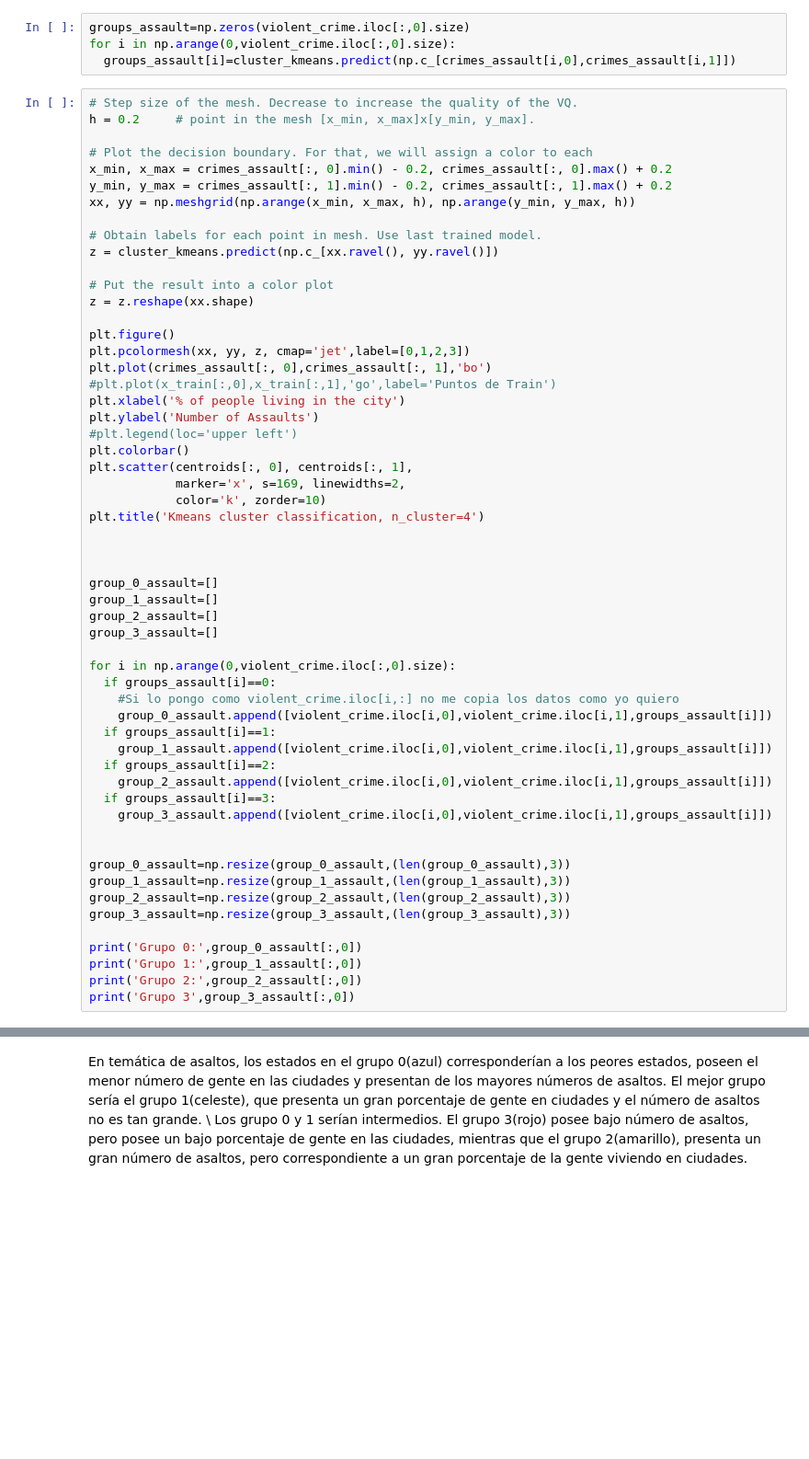
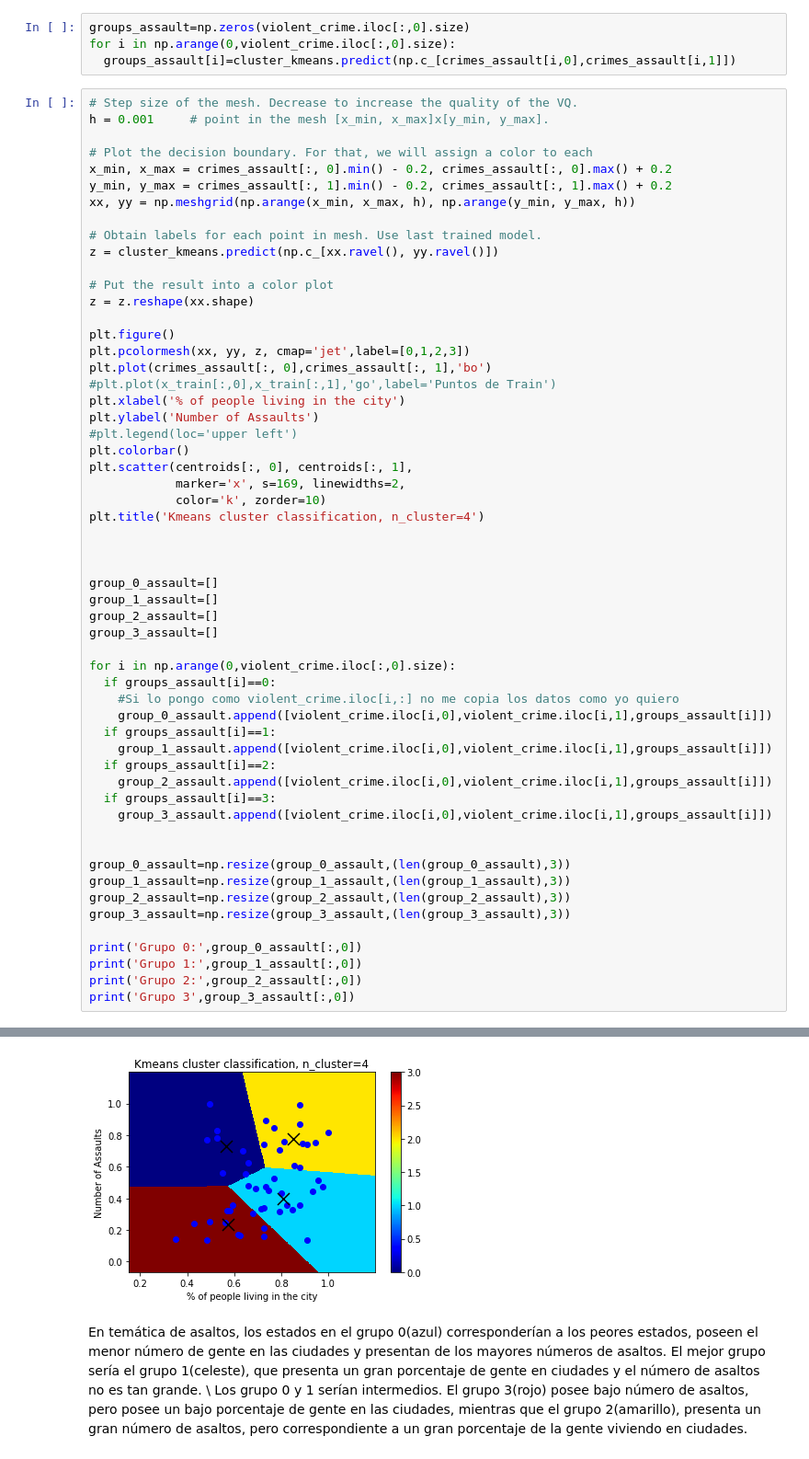
Before and after one commit to plance17/Aprendizaje-de-Maquina, a Jupyter notebook: Teoría_5_Ejercicio_3.ipynb, the cells around one changed output, grey strips where cells are left out. Shown: that part at 92% size. Drawn from its saved outputs; the diff is of its cells as text; blank space fills up the shorter version.

```diff
--- a/Teoría_5_Ejercicio_3.ipynb
+++ b/Teoría_5_Ejercicio_3.ipynb
@@ -567,7 +567,7 @@ for i in np.arange(0,violent_crime.iloc[:,0].size):
   groups_assault[i]=cluster_kmeans.predict(np.c_[crimes_assault[i,0],crimes_assault[i,1]])
 # %%
 # Step size of the mesh. Decrease to increase the quality of the VQ.
-h = 0.2     # point in the mesh [x_min, x_max]x[y_min, y_max].
+h = 0.001     # point in the mesh [x_min, x_max]x[y_min, y_max].
 
 # Plot the decision boundary. For that, we will assign a color to each
 x_min, x_max = crimes_assault[:, 0].min() - 0.2, crimes_assault[:, 0].max() + 0.2
@@ -626,3 +636,4 @@ ValueError: ignored
+[figure, added]
 # %% [markdown]
 En temática de asaltos, los estados en el grupo 0(azul) corresponderían a los peores estados, poseen el menor número de gente en las ciudades y presentan de los mayores números de asaltos. El mejor grupo sería el grupo 1(celeste), que presenta un gran porcentaje de gente en ciudades y el número de asaltos no es tan grande. \\
 Los grupo 0 y 1 serían intermedios. El grupo 3(rojo) posee bajo número de asaltos, pero posee un bajo porcentaje de gente en las ciudades, mientras que el grupo 2(amarillo), presenta un gran número de asaltos, pero correspondiente a un gran porcentaje de la gente viviendo en ciudades.
```
Also changed, not shown: parts of 4 cells of this notebook.
